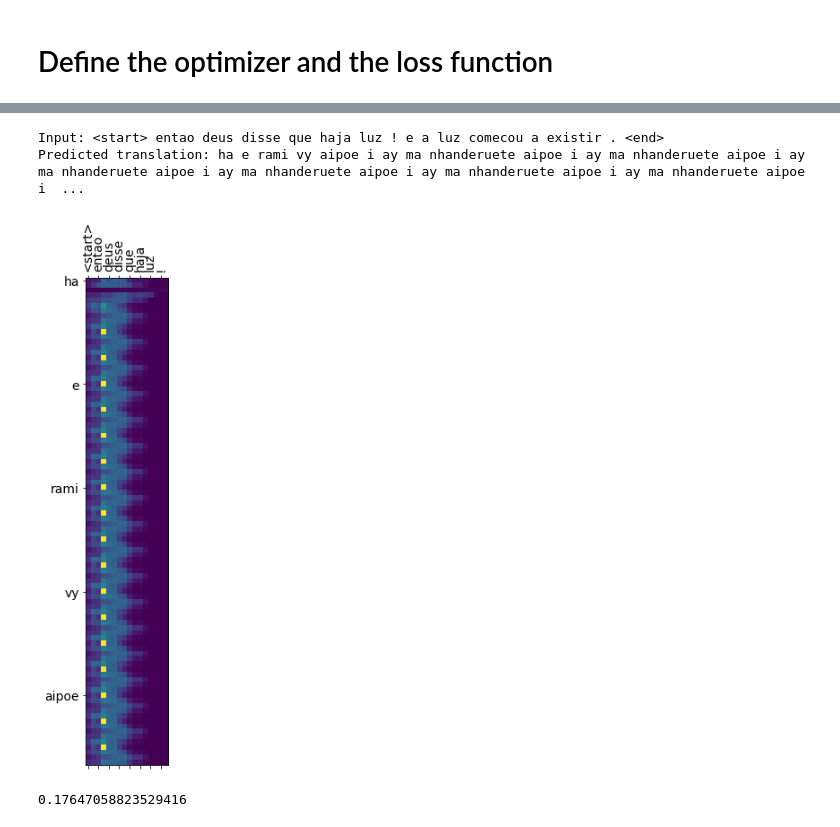
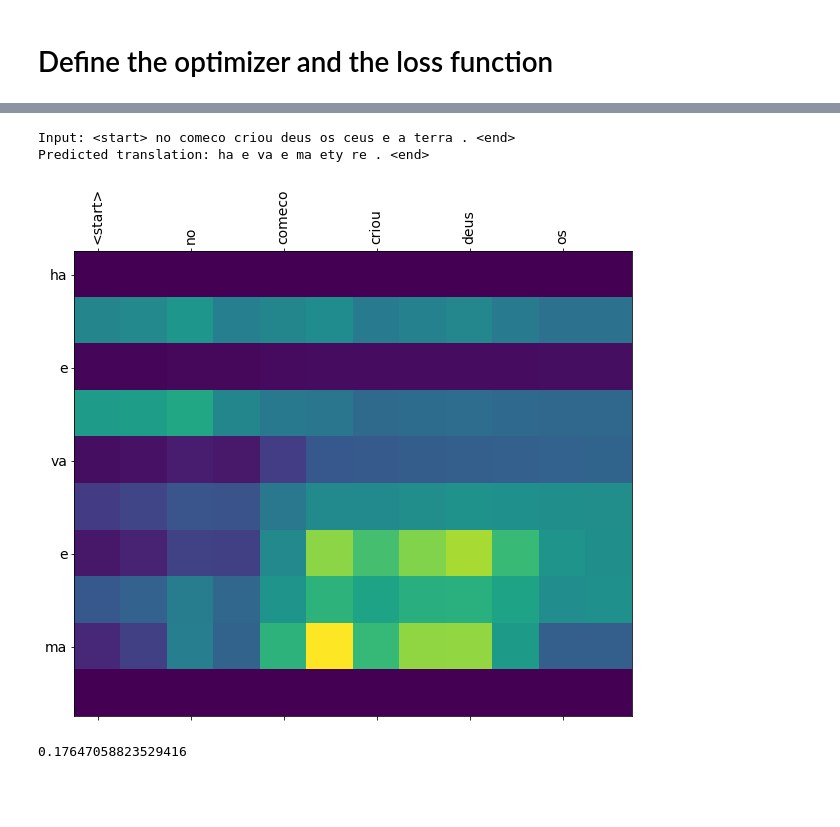
Before and after one commit to ufrpe-bcc-ia-2019-1/projeto-2va-aprendizagem-de-maquina-mlexperienceedu, a Jupyter notebook: notebook/tradutor.ipynb, the cells around one changed output, grey strips where cells are left out. Cells and saved outputs as stored; diff of their text form; code cells hidden in the pictures; blank space fills up the shorter version.

```diff
--- a/notebook/tradutor.ipynb
+++ b/notebook/tradutor.ipynb
@@ -67,7 +65,7 @@ def create_dataset(path, num_examples):
 
     word_pairs = []
 
-    word_pairs = [[preprocess_sentence(w) for w in l.split('\t')]  for l in lines[1500:1500+num_examples]]
+    word_pairs = [[preprocess_sentence(w) for w in l.split('\t')]  for l in lines[:num_examples]]
 
     return zip(*word_pairs)
 # %%
@@ -105,4 +107,5 @@ def load_dataset(path, num_examples=None):
 # %%
+trial = 5
 # Try experimenting with the size of that dataset
 num_examples = 1500
 input_tensor, target_tensor, inp_lang, targ_lang = load_dataset('gu-pt_v1.txt', num_examples)
@@ -338,6 +341,7 @@ def save_epoch_results(part_1, part_2):
   file.close()
 # %%
 EPOCHS = 20
+
 
 for epoch in range(EPOCHS):
   start = time.time()
@@ -361,7 +365,7 @@ for epoch in range(EPOCHS):
                                       total_loss / steps_per_epoch))
   print('Time taken for 1 epoch {} sec\n'.format(time.time() - start))
 
-  part_1 = 'Epoch {} Loss {:.4f}'.format(epoch + 1,
+  part_1 = 'Trial {} Epoch {} Loss {:.4f}'.format(trial, epoch + 1,
                                       total_loss / steps_per_epoch)
 
   part_2 = 'Time {} sec\n'.format(time.time() - start)
@@ -447,12 +451,12 @@ def translate(sentence):
 
     attention_plot = attention_plot[:len(result.split(' ')), :len(sentence.split(' '))]
     plot_attention(attention_plot, sentence.split(' '), result.split(' '))
-# %%
-translate('Então Deus disse: —Que haja luz! E a luz começou a existir.')
-# %% [output]
-Input: <start> entao deus disse que haja luz ! e a luz comecou a existir . <end>
-Predicted translation: ha e rami vy aipoe i ay ma nhanderuete aipoe i ay ma nhanderuete aipoe i ay ma nhanderuete aipoe i ay ma nhanderuete aipoe i ay ma nhanderuete aipoe i ay ma nhanderuete aipoe i  ...
-[figure, removed]
+# %%
+translate('No começo criou Deus os céus e a terra.')
+# %% [output]
+Input: <start> no comeco criou deus os ceus e a terra . <end>
+Predicted translation: ha e va e ma ety re . <end>
+[figure, added]
 # %%
 def load_test_dataset(path, train_size, test_size):
 
```
Also changed, not shown: parts of 10 cells of this notebook.
